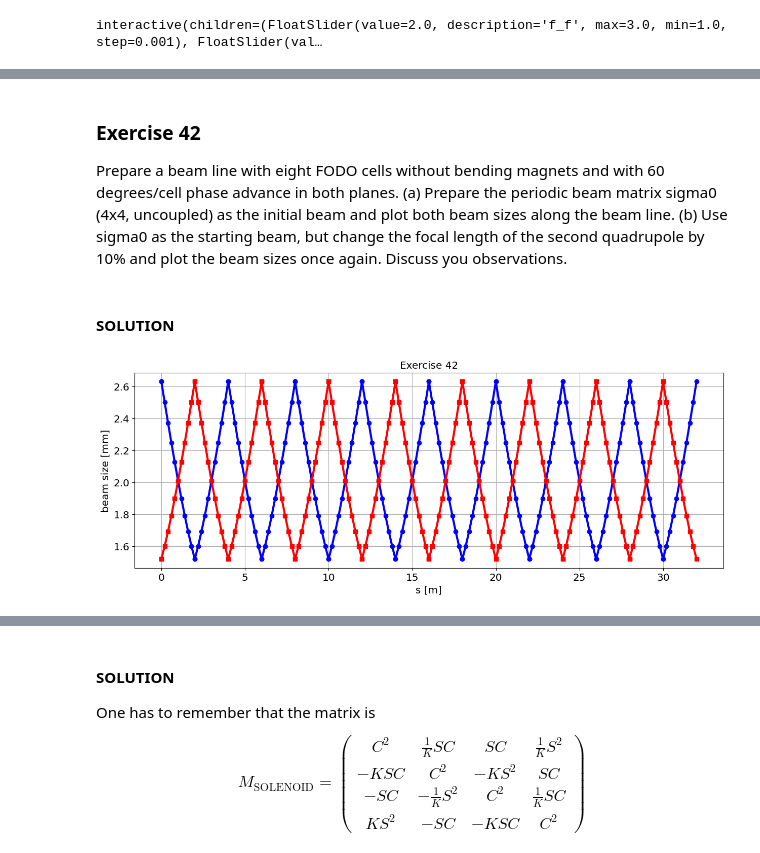
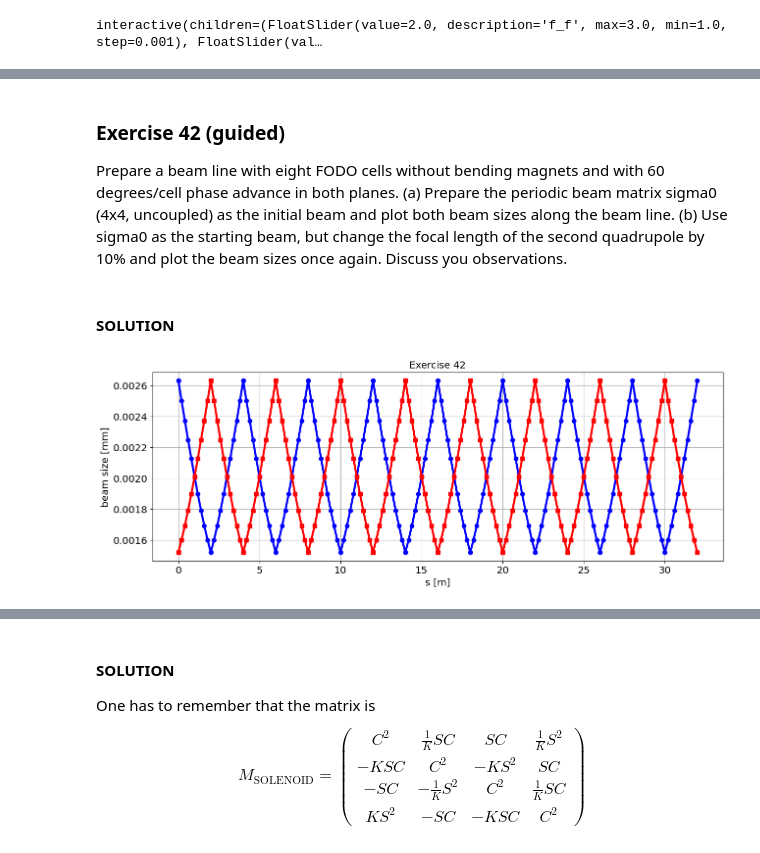
Before and after one commit to cerncas/hands-on-lattice-exercises, a Jupyter notebook: 05_Advanced_Exercises-solution.ipynb, the cells around one changed output, grey strips where cells are left out. Cells and saved outputs as stored; diff of their text form; code cells hidden in the pictures.

```diff
--- a/05_Advanced_Exercises-solution.ipynb
+++ b/05_Advanced_Exercises-solution.ipynb
@@ -172,17 +179,20 @@ Use the beam line from Exercise 27 (60 degrees/cell FODO) and replace the thin q
 # %%
 # Thin lens
 f = 2
-L_2 = 2
-fodo_lattice = Q(f) + 10*D(L_2/10) + Q(-f) + 10*D(L_2/(10))
+L = 2
+fodo_lattice = Q(f) + 10*D(L/10) + Q(-f) + 10*D(L/(10))
 tune, beta, alpha, gamma = twiss(fodo_lattice)
 beta_thin = beta
+tune_thin = tune
 
 # Thick lenses
 for l_quad in [.2, .4, 1.0]:
-    l_cell = 4
+    l_cell = 2*L
     l_drift = (l_cell-2*l_quad)/2
     k1 = 1/f/l_quad
     fodo_lattice = Qthick(k1,l_quad)+10*D(l_drift/10)+Qthick(-k1,l_quad)+10*D(l_drift/(10))
     tune, beta, alpha, gamma = twiss(fodo_lattice)
-    print(f'With l_quad={l_quad} m we have a relative error if we assume thin lens approximation of {(beta-beta_thin)/beta_thin}!')
+    print(f"With l_quad={l_quad} m the thin lens approximation gives us:\n"
+            f" {100*(beta-beta_thin)/beta_thin:.1f} % beta-beating!"
+            f" {100*(tune-tune_thin)/tune_thin:.1f} % tune-error!")
 # %% [output]
@@ -312,7 +334,7 @@ f = 2.26085
 l_cell = 4
 l_dipole = 1
 l_drift = (l_cell-l_dipole*2)/4
-phi = 20*pi/360
+phi = 20*np.pi/360
 fodo_lattice = Q3(f) + 3*D3(l_drift/3) + B3(phi,l_dipole) + 3*D3(l_drift/3) + \
                Q3(-f) + 3*D3(l_drift/3) + B3(phi,l_dipole) + 3*D3(l_drift/3)
 
@@ -374,7 +396,7 @@ Plot the beam size for for $\sigma_p^2=10^{-3}$ and for $\sigma_p^2=3\times 10^{
 l_cell = 4
 l_dipole = 1
 l_drift = (l_cell-l_dipole*2)/4
-phi = 20*pi/360
+phi = 20*np.pi/360
 
 for f in [2.26085, 1.8]:
     plt.figure()
@@ -567,61 +589,61 @@ Qy = 0.16677964050295388
 f_f = 1.491
 f_d = -1.814
 # %% [markdown]
-### Exercise 42
+### Exercise 42 (guided)
 Prepare a beam line with eight FODO cells without bending magnets and with 60 degrees/cell phase advance in both planes. (a) Prepare the periodic beam  matrix sigma0 (4x4, uncoupled) as the initial beam and plot both beam sizes along the beam line. (b) Use sigma0 as the starting beam, but change the focal length of the second quadrupole by 10\% and plot the beam sizes once again. Discuss you observations.
 # %% [markdown]
 #### SOLUTION
 # %%
-def transportSigmas4D(sigma, beamline):
-    coords = [sigma]
+def transportSigmas4D(sigma_0, beamline):
+    sigmas = [sigma_0]
     s = [0]
     for element in beamline:
-        coords.append(element['matrix'] @ coords[-1] @ element['matrix'].transpose())
+        sigmas.append(element['matrix'] @ sigmas[-1] @ element['matrix'].transpose())
         s.append(s[-1] + element['length'])
-    coords = np.array(coords)
+    sigmas = np.array(sigmas)
     s = np.array(s)
-    if len(sigma) < 4:
-        return {'sigma11': coords[0][0],
-                'sigma12': coords[0][1],
-                'sigma21': coords[1][0], # equal to sigma12
-                'sigma22': coords[1][1],
+    if len(sigma_0) < 4:
+        return {'sigma11': sigmas[:, 0, 0],
+                'sigma12': sigmas[:, 0, 1],
+                'sigma21': sigmas[:, 1, 0], # equal to sigma12
+                'sigma22': sigmas[:, 1, 1],
+                's':  s,
+                'sigmas': sigmas,}
+    elif len(sigma_0)==4:
+        return {'sigma11': sigmas[:, 0, 0],
+                'sigma12': sigmas[:, 0, 1],
+                'sigma21': sigmas[:, 1, 0], # equal to sigma12
+                'sigma22': sigmas[:, 1, 1],
+                'sigma33': sigmas[:, 2, 2],
+                'sigma34': sigmas[:, 2, 3],
+                'sigma43': sigmas[:, 3, 2], # equal to sigma34
+                'sigma44': sigmas[:, 3, 3],
                 's': s,
-                'coords': coords,}
-    elif len(sigma)==4:
-        return {'sigma11': coords[0][0],
-                'sigma12': coords[0][1],
-                'sigma21': coords[1][0], # equal to sigma12
-                'sigma22': coords[1][1],
-                'sigma33': coords[2][2],
-                'sigma34': coords[2][3],
-                'sigma43': coords[3][2], # equal to sigma34
-                'sigma44': coords[3][3],
-                's': s,
-                'coords': coords,}
+                'coords': sigmas,}
 
 f = 2.
 l_cell = 4
 l_drift = (l_cell)/2
 fodo_lattice = Q4(f) + 10*D4(l_drift/10) + Q4(-f) + 10*D4(l_drift/10)
 beamline = 8*fodo_lattice
 
 Qx, betax, alphax, gammax, Qy, betay, alphay, gammay = twiss(beamline)
 
 
 epsilon_0 = 1e-6
 sigma_0 = epsilon_0*np.array([[betax, -alphax,0, 0],[-alphax, gammax,0,0],
                   [0,0, betay, -alphay],[0,0, -alphay, gammay],
                  ])
 
 transported_sigmas = transportSigmas4D(sigma_0, beamline)
 plt.plot(transported_sigmas['s'], np.sqrt(transported_sigmas['sigma11']), 'o-b', lw=3)
 plt.plot(transported_sigmas['s'], np.sqrt(transported_sigmas['sigma33']), 's-r', lw=3)
 plt.grid(True)
 plt.ylabel('beam size [mm]')
 plt.xlabel('s [m]')
 plt.title('Exercise 42');
 # %% [output]
-[figure, old version]
+[figure, new version]
 # %%
 from copy import deepcopy
 beamline_new = deepcopy(beamline)
```
Also changed, not shown: parts of 19 cells of this notebook, 9 other files.
